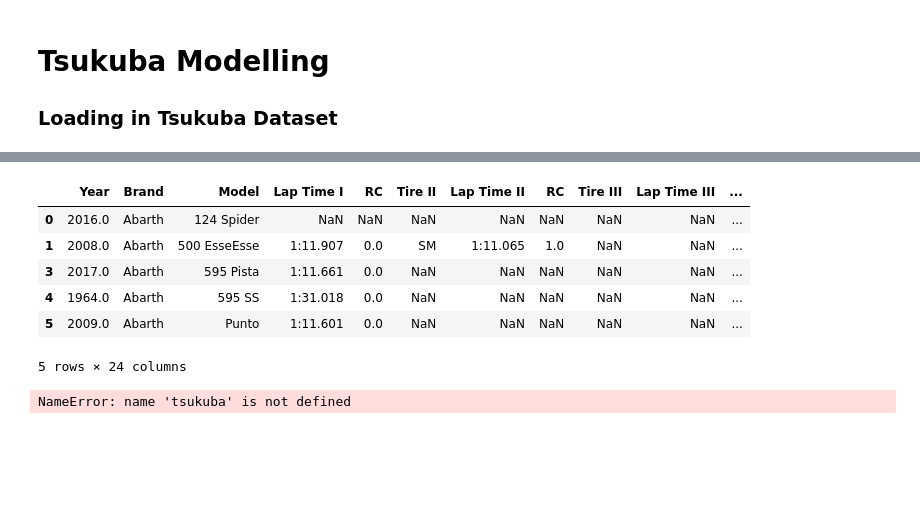
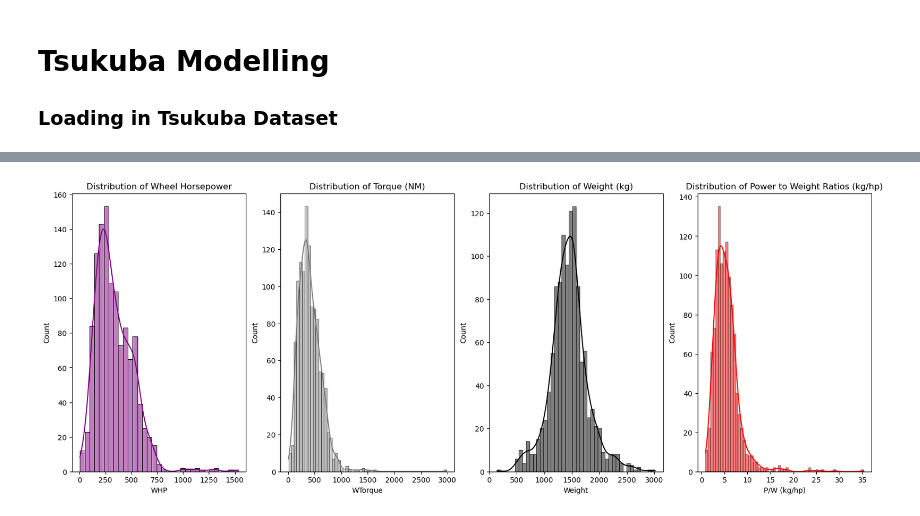
Before and after one commit to zaki1503/tsukuba_modelling, a Jupyter notebook: TsukubaNotebook.ipynb, the cells around one changed output, grey strips where cells are left out. Saved outputs shown, nothing was run; the diff lists cells and outputs as text; code cells hidden in the pictures; blank space fills up the shorter version.

```diff
--- a/TsukubaNotebook.ipynb
+++ b/TsukubaNotebook.ipynb
@@ -33,17 +100,38 @@ FileNotFoundError: [Errno 2] No such file or directory: 'data/tsukuba_ac.csv'
-# %%
-tsukuba_ac = tsukuba.loc[tsukuba['Source']!='irl']
-tsukuba_ac.head()
-# %% [output]
-|  | Year | Brand | Model | Lap Time I | RC | Tire II | Lap Time II | RC | Tire III | Lap Time III | ... |
-| 0 | 2016.0 | Abarth | 124 Spider | NaN | NaN | NaN | NaN | NaN | NaN | NaN | ... |
-| 1 | 2008.0 | Abarth | 500 EsseEsse | 1:11.907 | 0.0 | SM | 1:11.065 | 1.0 | NaN | NaN | ... |
-| 3 | 2017.0 | Abarth | 595 Pista | 1:11.661 | 0.0 | NaN | NaN | NaN | NaN | NaN | ... |
-| 4 | 1964.0 | Abarth | 595 SS | 1:31.018 | 0.0 | NaN | NaN | NaN | NaN | NaN | ... |
-| 5 | 2009.0 | Abarth | Punto | 1:11.601 | 0.0 | NaN | NaN | NaN | NaN | NaN | ... |
-5 rows × 24 columns
 # %%
 assert tsukuba_ac.shape[0] + tsukuba_irl.shape[0] == tsukuba.shape[0]
-# %%
-tsukuba.describe()[]
-# %% [output]
-NameError: name 'tsukuba' is not defined
+# %%
+f, axes = plt.subplots(1, 4, figsize=(20,7))
+
+z = sns.histplot(
+    data=tsukuba,
+    x='WHP',
+    ax=axes[0],
+    color="purple",
+    kde=True,
+    ).set(title="Distribution of Wheel Horsepower")
+
+z2 = sns.histplot(
+    data=tsukuba,
+    x='WTorque',
+    ax=axes[1],
+    color="grey",
+    kde=True,
+    ).set(title="Distribution of Torque (NM)")
+
+z1 = sns.histplot(
+    data=tsukuba,
+    x='Weight',
+    ax=axes[2],
+    color="black",
+    kde=True,
+    ).set(title="Distribution of Weight (kg)")
+
+y = sns.histplot(
+    data=tsukuba,
+    x='P/W (kg/hp)',
+    ax=axes[3],
+    color="red",
+    kde=True,
+    ).set(title="Distribution of Power to Weight Ratios (kg/hp)")
+# %% [output]
+[figure, added]
```
Also changed, not shown: parts of 6 cells of this notebook, 1 other file.
